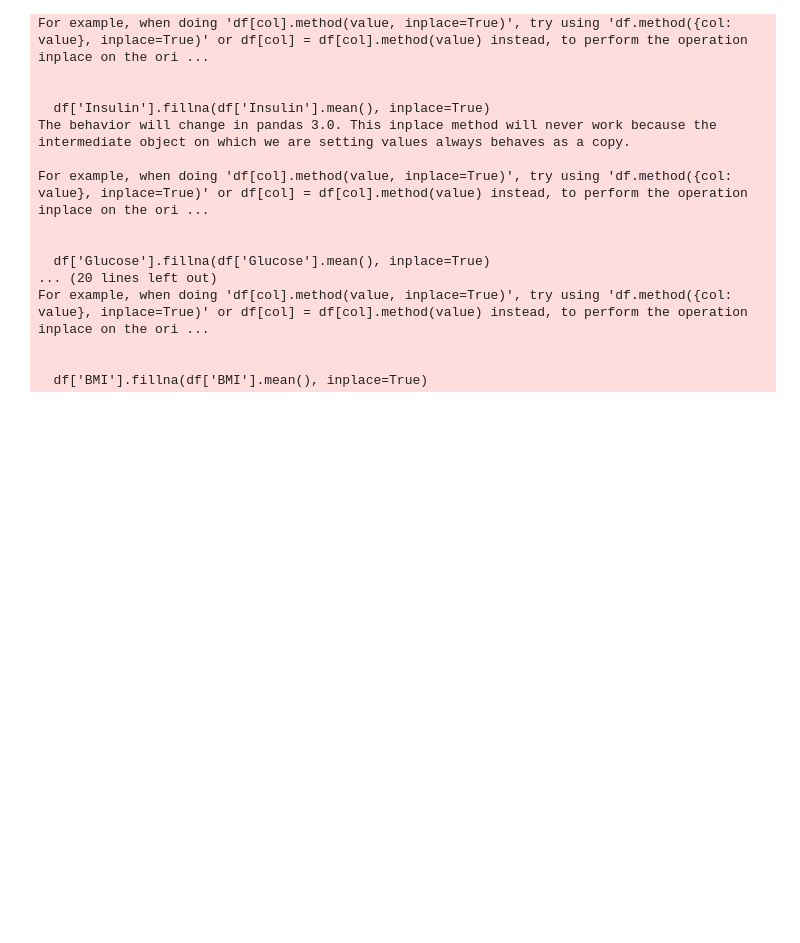
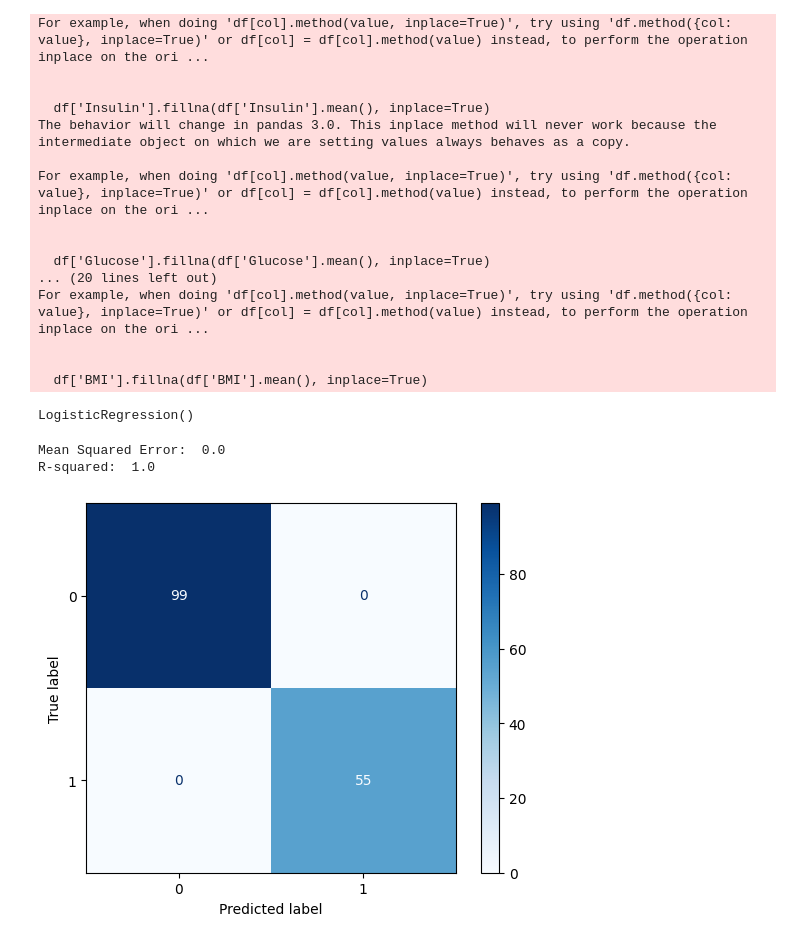
Before and after one commit to Chaitanya-putcha/Diabetes-prediction-ML-model, a Jupyter notebook: Diabetes model.ipynb, the cells around one changed output. Cells and saved outputs as stored; diff of their text form; code cells hidden in the pictures; blank space fills up the shorter version.

Commit message:
Devevloped the model and checked it's accuracy

```diff
--- a/Diabetes model.ipynb
+++ b/Diabetes model.ipynb
@@ -69,3 +69,37 @@ For example, when doing 'df[col].method(value, inplace=True)', try using 'df.met
 
 
   df['BMI'].fillna(df['BMI'].mean(), inplace=True)
+# %%
+
+from sklearn.model_selection import train_test_split
+from sklearn.linear_model import LogisticRegression
+from sklearn.metrics import mean_squared_error, r2_score, confusion_matrix, ConfusionMatrixDisplay
+import matplotlib.pyplot as plt
+
+
+x = df.drop(columns = ['Pregnancies', 'Glucose', 'BloodPressure', 'SkinThickness', 'Insulin', 'BMI','DiabetesPedigreeFunction','Age'])
+y = df['Outcome']
+
+x_train, x_test, y_train, y_test = train_test_split(x, y, test_size=0.2, random_state=42)
+
+LRmodel = LogisticRegression()
+LRmodel.fit(x_train, y_train)
+# %% [output]
+LogisticRegression()
+# %%
+y_pred = LRmodel.predict(x_test)
+
+mse = mean_squared_error(y_test,y_pred)
+r2 = r2_score(y_test, y_pred)
+
+print("Mean Squared Error: ", mse)
+print("R-squared: ", r2)
+
+cm = confusion_matrix(y_test, y_pred)
+disp = ConfusionMatrixDisplay(confusion_matrix=cm, display_labels=LRmodel.classes_)
+disp.plot(cmap=plt.cm.Blues)
+plt.show()
+# %% [output]
+Mean Squared Error:  0.0
+R-squared:  1.0
+[figure, added]
```
Also changed, not shown: 4 other files.
